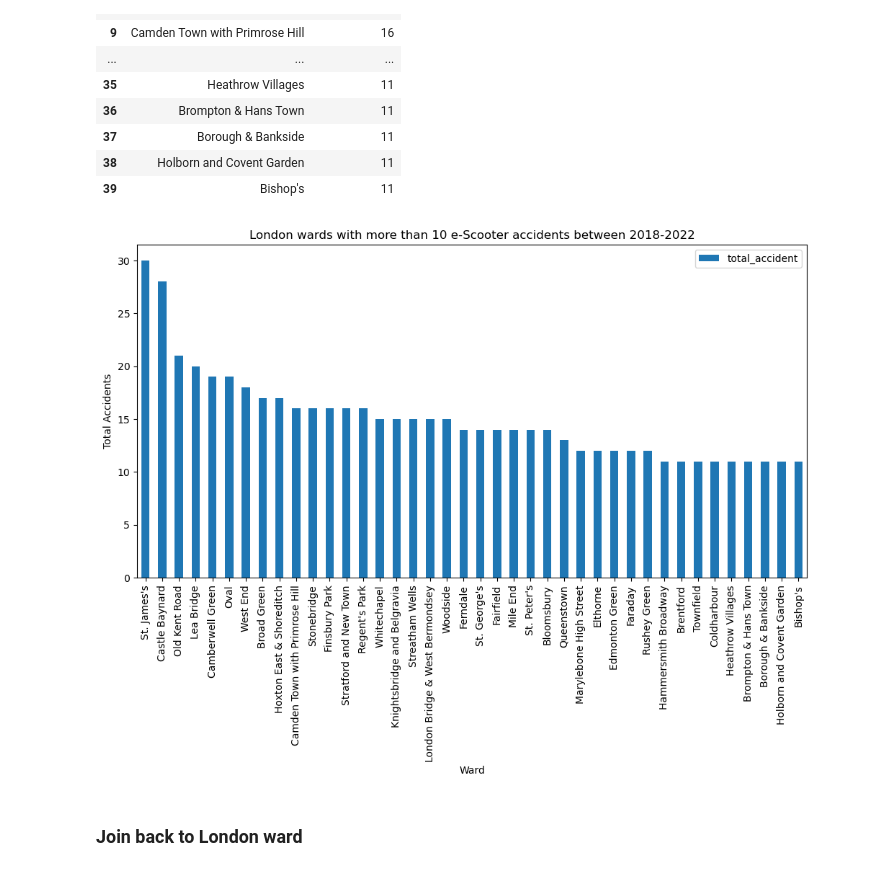
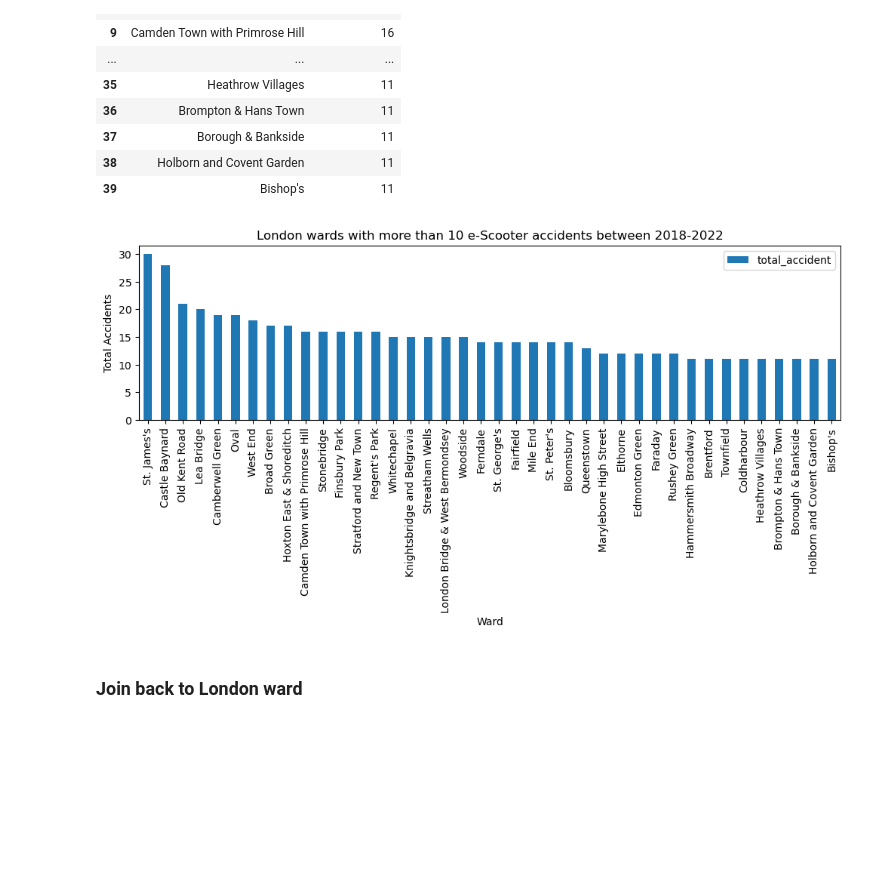
Before and after one commit to fajrunwm/escooter, a Jupyter notebook: london_escooter_accident.ipynb, the cells around one changed output. Drawn from its saved outputs; the diff is of its cells as text; code cells hidden in the pictures; blank space fills up the shorter version.

Commit message:
Add files via upload
change in graph

```diff
--- a/london_escooter_accident.ipynb
+++ b/london_escooter_accident.ipynb
@@ -443,17 +443,17 @@ ward_with_10_more_accident
 # %%
 # Make a bar chart of wards with more than 10 accident occurences
 # Based on table above, there are 39 wards
-ward_with_10_more_accident.plot.bar(figsize=(12,6), x='ward', y='total_accident')
+ward_with_10_more_accident.plot.bar(figsize=(12,3), x='ward', y='total_accident')
 
 # Add title and labels
 plt.title('London wards with more than 10 e-Scooter accidents between 2018-2022')
 plt.xlabel('Ward')
 plt.ylabel('Total Accidents')
 
 # Show the plot
 plt.show()
 # %% [output]
-[figure, old version]
+[figure, new version]
 # %% [markdown]
 ### Join back to London ward
 # %%
```
Also changed, not shown: parts of 2 cells of this notebook.
